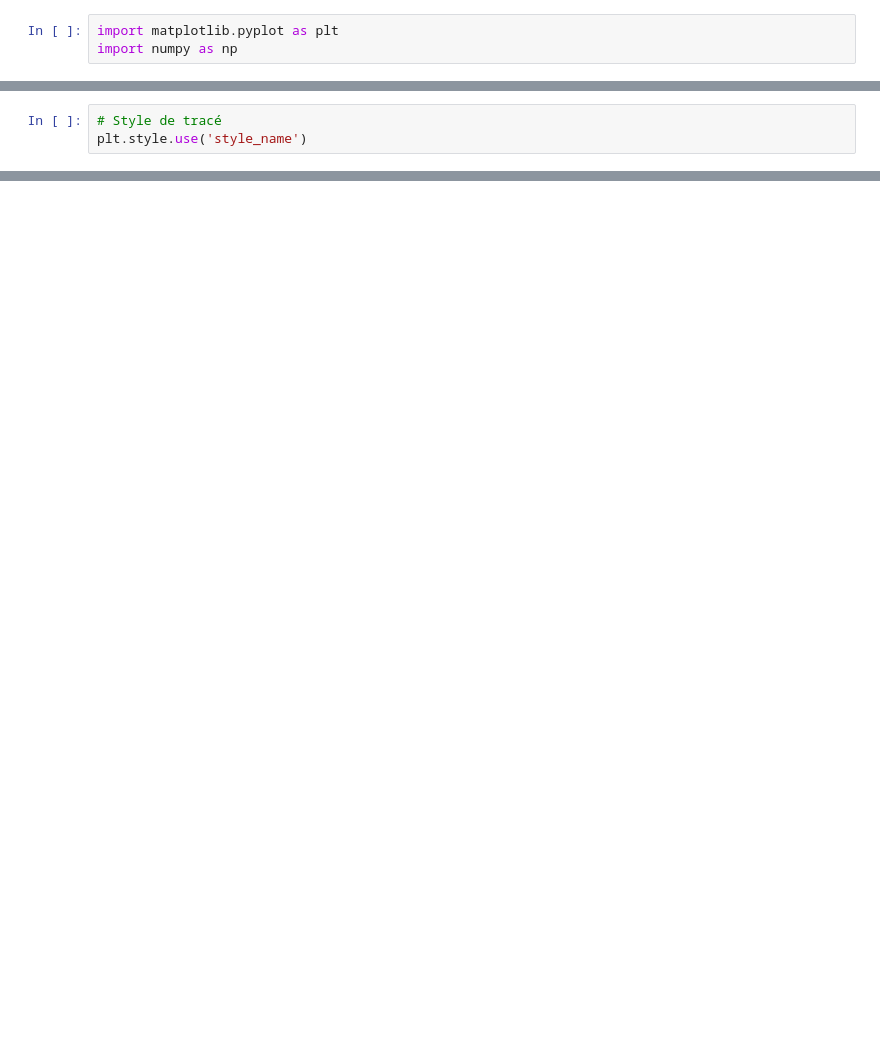
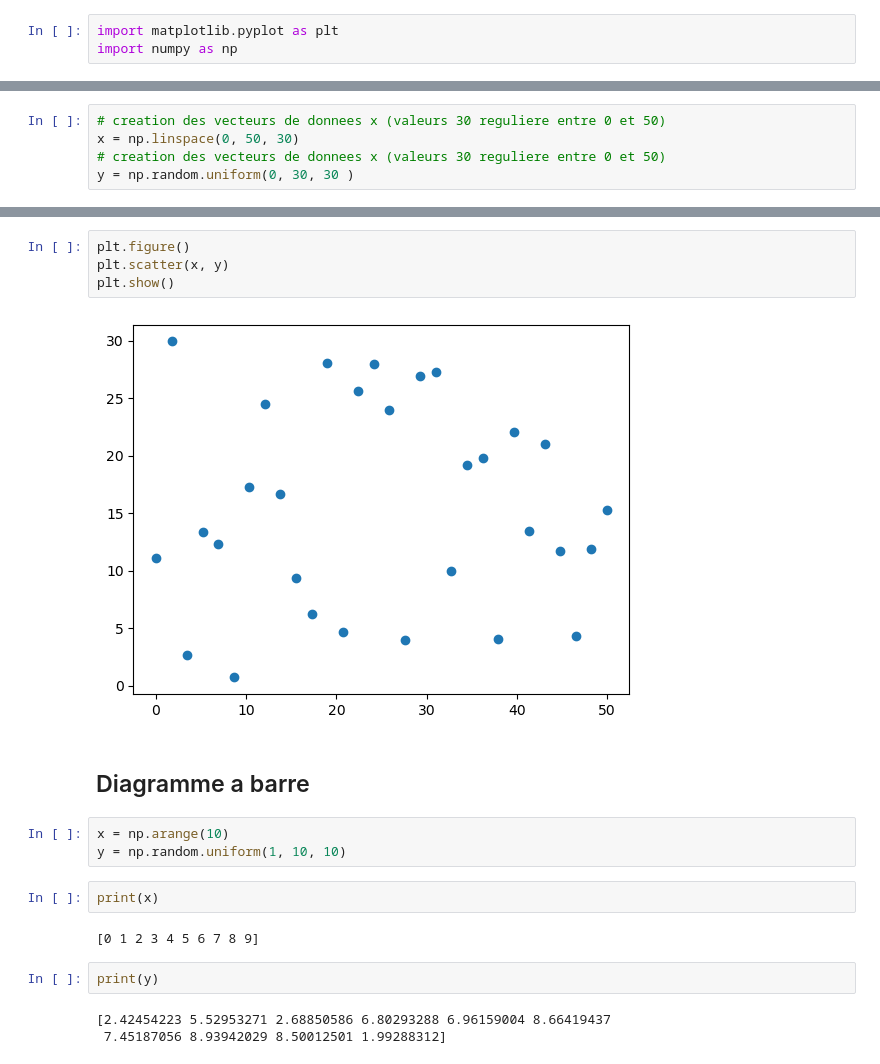
Before and after one commit to djili/all-about-python, a Jupyter notebook: tools/Matplotlib.ipynb, the cells around one changed output, grey strips where cells are left out. Drawn from its saved outputs; the diff is of its cells as text; blank space fills up the shorter version.

```diff
--- a/tools/Matplotlib.ipynb
+++ b/tools/Matplotlib.ipynb
@@ -89,3 +3,0 @@ plt.figure(figsize=(width, height))
-# %%
-# Style de tracé
-plt.style.use('style_name')
@@ -141,0 +6,5 @@ plt.show()
+# %%
+# creation des vecteurs de donnees x (valeurs 30 reguliere entre 0 et 50)
+x = np.linspace(0, 50, 30)
+# creation des vecteurs de donnees x (valeurs 30 reguliere entre 0 et 50)
+y = np.random.uniform(0, 30, 30 )
@@ -141,0 +27,20 @@ plt.show()
+# %%
+plt.figure()
+plt.scatter(x, y)
+plt.show()
+# %% [output]
+[figure, added]
+# %% [markdown]
+## Diagramme a barre
+# %%
+x = np.arange(10)
+y = np.random.uniform(1, 10, 10)
+# %%
+print(x)
+# %% [output]
+[0 1 2 3 4 5 6 7 8 9]
+# %%
+print(y)
+# %% [output]
+[2.42454223 5.52953271 2.68850586 6.80293288 6.96159004 8.66419437
+ 7.45187056 8.93942029 8.50012501 1.99288312]
```
Also changed, not shown: parts of 56 cells of this notebook.
